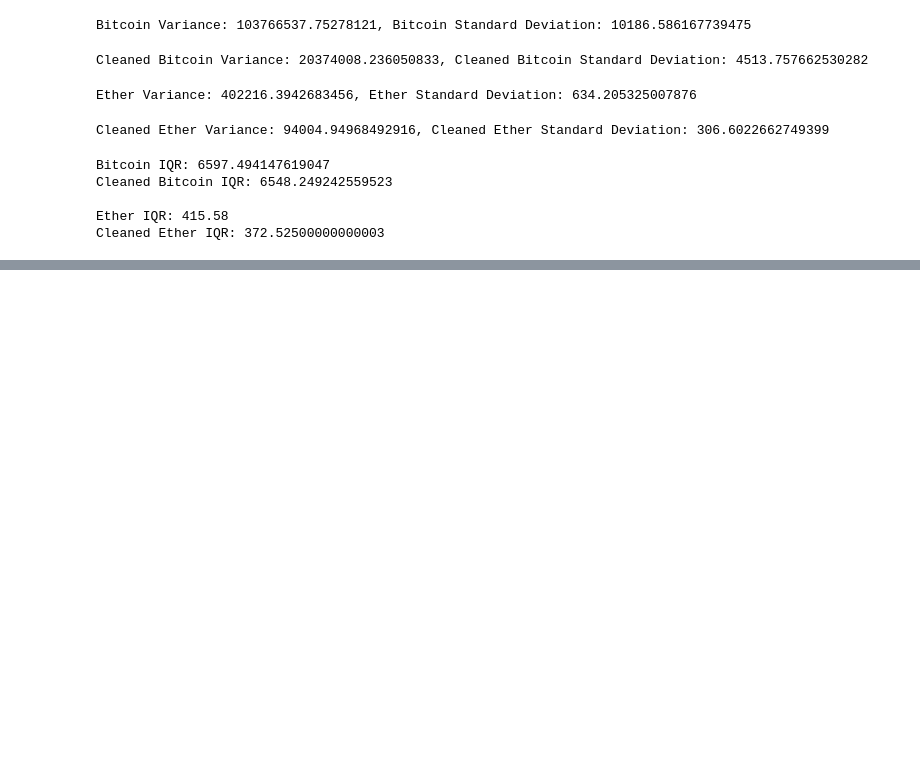
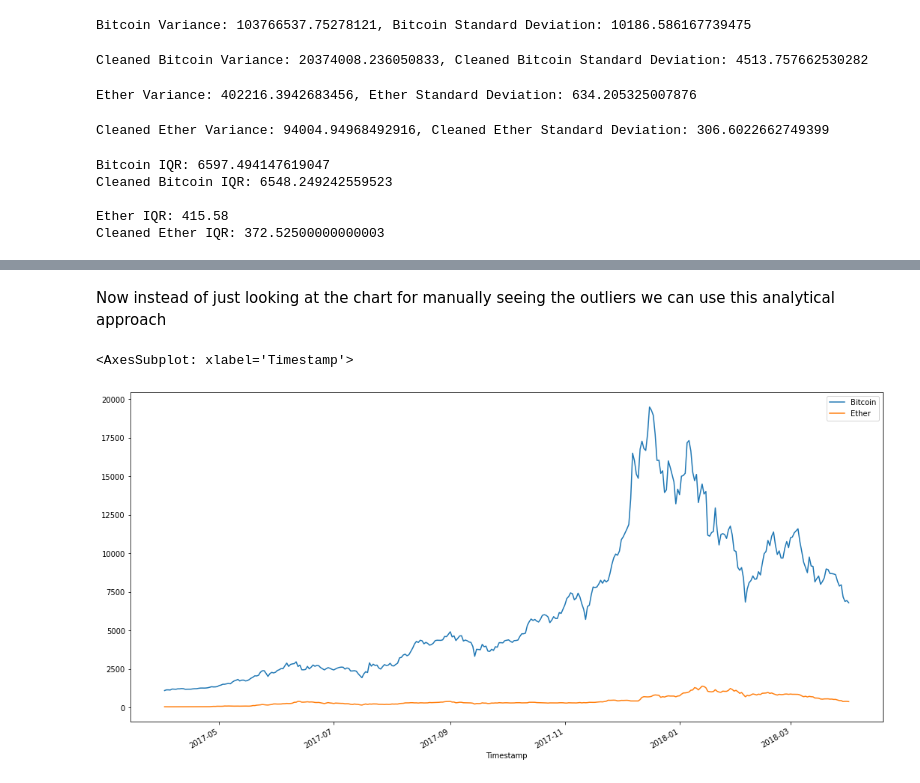
Before and after one commit to c-blomquist/Data-Analysis-Learning, a Jupyter notebook: Example_Project/Example_Project.ipynb, the cells around one changed output, grey strips where cells are left out. Saved outputs shown, nothing was run; the diff lists cells and outputs as text; code cells hidden in the pictures; blank space fills up the shorter version.

```diff
--- a/Example_Project/Example_Project.ipynb
+++ b/Example_Project/Example_Project.ipynb
@@ -215,0 +252,12 @@ Cleaned Ether IQR: 372.52500000000003
+# %% [markdown]
+Now instead of just looking at the chart for manually seeing the outliers we can use this analytical approach
+# %%
+btc_upper_limit = df['Bitcoin'].mean() + 2 * df['Bitcoin'].std()
+eth_upper_limit = df['Ether'].mean() + 2 * df['Ether'].std()
+df_clean_two = df.drop(df[df['Bitcoin'] > btc_upper_limit].index)
+df_clean_two = df.drop(df[df['Ether'] > eth_upper_limit].index)
+
+df_clean_two.plot(figsize=(18,9))
+# %% [output]
+<AxesSubplot: xlabel='Timestamp'>
+[figure, added]
```
Also changed, not shown: parts of 5 cells of this notebook.
